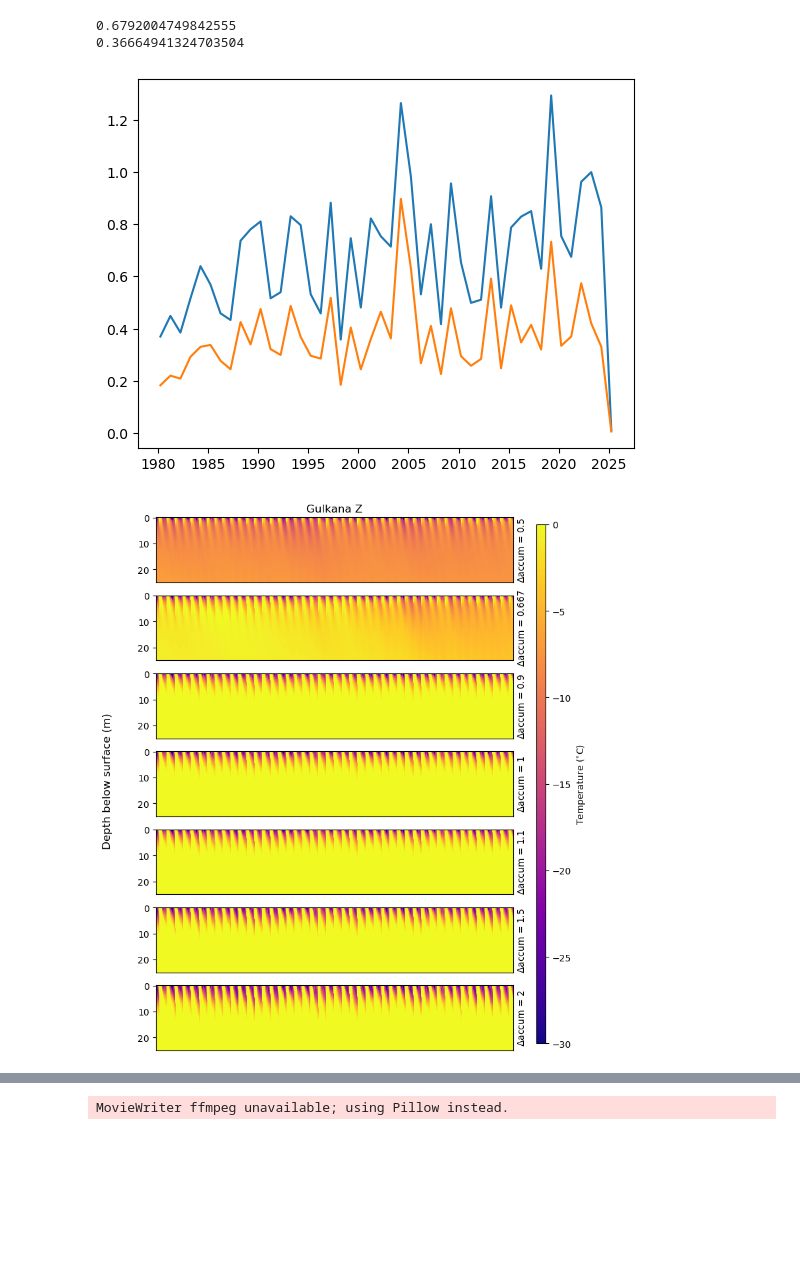
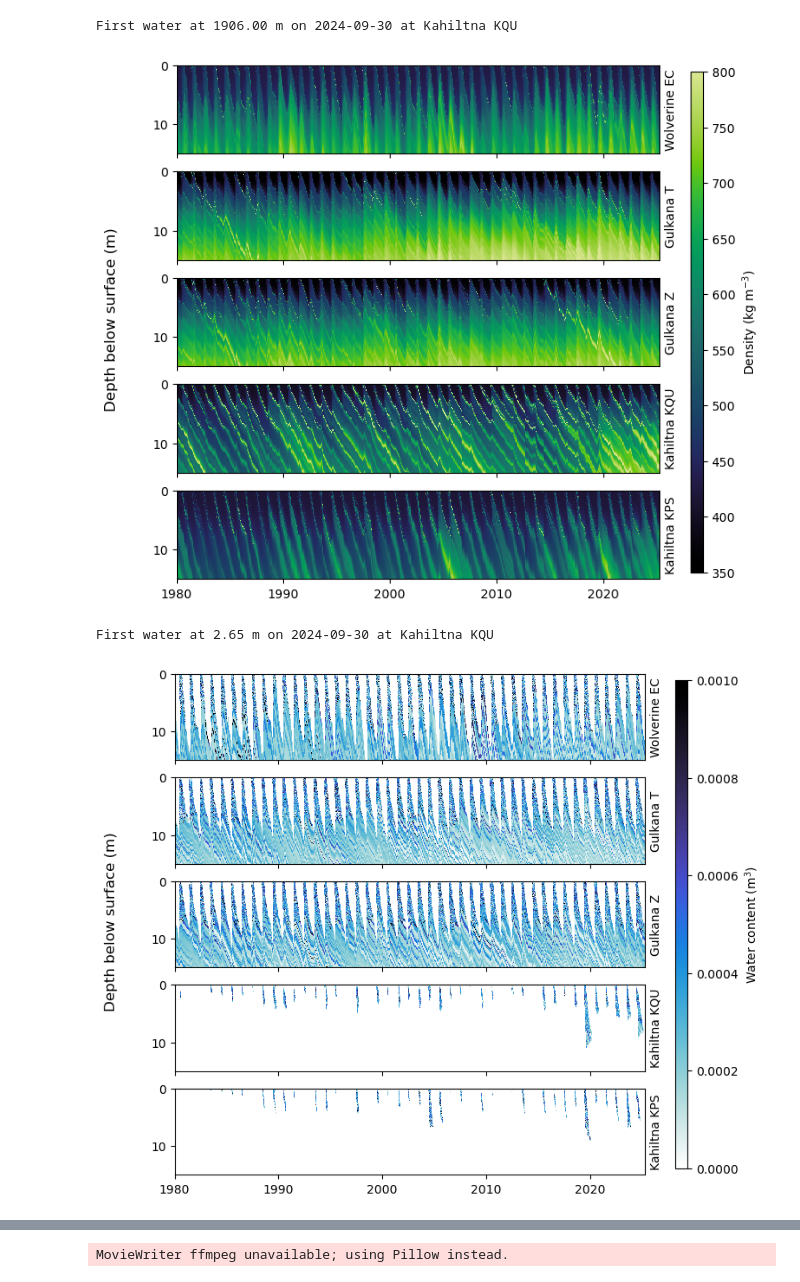
Before and after one commit to clairevwilson/CommunityFirnModel, a Jupyter notebook: CFM_main/firn_project.ipynb, the cells around one changed output, grey strips where cells are left out. Cells and saved outputs as stored; diff of their text form; code cells hidden in the pictures; blank space fills up the shorter version.

```diff
--- a/CFM_main/firn_project.ipynb
+++ b/CFM_main/firn_project.ipynb
@@ -91,12 +178,19 @@ for site in ['EC']: #
 # ALL SITES SIMPLE FIGURE
 all_measured = []
 all_modeled = []
-string = 'noqm'
-sites_compare = ['KPS']
+string = 'tpx1'
+sites_compare = ['EC','T','Z','KPS']
 for site in sites_compare:
     # measured
-    glacier = 'wolverine' if site == 'EC' else 'kahiltna' if site == 'KPS' else 'gulkana'
-    date = dates_wolverine_spring[-1] if site == 'EC' else dates_kahiltna_spring[-1] if site == 'KPS' else '2025_04_20'
+    glacier = get_glacier(site)
+    if site == 'EC':
+        date = dates_wolverine[-1]
+    elif site == 'KPS':
+        date = dates_KPS[-1]
+    elif site == 'KQU':
+        date = dates_KQU[-1]
+    else:
+        date = '2025_04_20'
     density_meas, layer_tops, layer_bottoms = get_density_measured(site, date)
 
     # modeled
@@ -104,7 +198,8 @@ for site in sites_compare:
                    'T':f'{glacier}{site}/{glacier}{site}_{string}/CFMresults.hdf5',
                    'EC':f'{glacier}{site}/{glacier}{site}_{string}/CFMresults.hdf5',
                    'KPS':f'{glacier}{site}/{glacier}{site}_{string}/CFMresults.hdf5'}
-    cfm_fn = cfm_fn_dict[site]
+    # cfm_fn = cfm_fn_dict[site]
+    cfm_fn = f'{glacier}{site}/{glacier}{site}_{string}/CFMresults.hdf5'
     density_mod, depth_mod = get_var_modeled(out_fp + cfm_fn, date, 'density')
 
     # get depth of seasonal snow
@@ -253,36 +303,15 @@ plt.show()
-# %%
-df1 = pd.read_csv('/trace/group/rounce/cvwilson/Firn/Forcings/kahiltnaKPS/kahiltnaKPS_1_1d_forcings.csv',index_col=0)
-df2 = pd.read_csv('/trace/group/rounce/cvwilson/Firn/Forcings/kahiltnaKPS/kahiltnaKPS_1d_noqm_forcings.csv',index_col=0)
-df1.index = pd.to_datetime(df1.index)
-df2.index = pd.to_datetime(df2.index)
-# plt.plot(df1.index, df1['SMELT'] - df2['SMELT'])
-df1= df1.resample('YS-APR').sum()
-
-df2 = df2.resample('YS-APR').sum()
-plt.plot(df1.index, df1['SMELT'] / 1000)
-
-plt.plot(df2.index, df2['SMELT'] / 1000)
-print(np.mean(df1['SMELT']/1000))
-
-print(np.mean(df2['SMELT']/1000))
-
-# plt.plot(df2.index, df2['BDOT'])
-# %% [output]
-0.6792004749842555
-0.36664941324703504
-[figure, removed]
 # %%
-site = 'KPS'
+site = 'KQU'
 var_labels = {'temperature':'Temperature ($^{\circ}$C)','LWC':'Water content (m$^{3}$)',
               'age':'Age (years)','density':'Density (kg m$^{-3}$)'}
 var_ranges = {'temperature':(-30, 0), 'LWC':(0, 0.001),
               'age':(0, 25), 'density':(350, 800)}
 var_cmaps = {'temperature':'plasma','LWC':'cmr.freeze_r','density':'cmr.toxic','age':'cmr.emerald'}
 
-loop_on = 'accum'
-for var in ['temperature']:
+loop_on = 'sites'
+for var in ['density','LWC']:
     if loop_on == 'sites':
-        loop = ['EC','T','Z','KPS']
+        loop = ['EC','T','Z','KQU','KPS']
     elif loop_on in ['surftemp','temp']:
         loop = [-5, -2, -1, 0, 1, 2, 5]
     elif loop_on == 'accum':
@@ -294,20 +323,17 @@ for var in ['temperature']:
     for ax,val in zip(axes, loop):
         if loop_on == 'sites':
             site = val
-        glacier = 'wolverine' if site == 'EC' else 'kahiltna' if site == 'KPS' else 'gulkana'
+        glacier = get_glacier(site)
         n_steps = 5
-        max_depth = 25
+        max_depth = 15
         # output = h5py.File(base_fp + f'Output/{glacier}{site}/{glacier}{site}_1_0/CFMresults.hdf5')
         if loop_on == 'sites':
-            fstring = '1'
-        elif loop_on == 'surftemp':
-            val_string = '+'+str(val) if val > 0 else str(val)
-            fstring = 'TS' + str(val_string)
+            fstring = 'sitecal'
         elif loop_on == 'temp':
-            fstring = '+'+str(val) if val > 0 else str(val)
+            fstring = 'temp'+str(val) if val < 0 else 'temp+'+str(val)
         elif loop_on == 'accum':
-            fstring = str(val)
-        output = h5py.File(base_fp + f'Output/{glacier}{site}/{glacier}{site}_{fstring}_0/CFMresults.hdf5')
+            fstring = 'tpx'+str(val)
+        output = h5py.File(base_fp + f'Output/{glacier}{site}/{glacier}{site}_{fstring}/CFMresults.hdf5')
 
         # find layer tops and bottoms
         depth_mod = output['depth'][1:]
@@ -315,38 +341,45 @@ for var in ['temperature']:
         depth_mod = depth_mod[:max_idx]
         layer_tops = np.array(depth_mod)
         dz = np.diff(depth_mod)
         layer_bottoms = np.append(layer_tops[1:] + dz, np.array([layer_tops[-1] + 0.05]))
 
         # get times and data into the correct format
         times = output['density'][1:, 0]
         D, T = np.meshgrid(depth_mod, times)
         var_data = output[var][1:, 1:max_idx + 1]
         if var == 'temperature':
             var_data -= 273.15
-        output.close()
 
         c = ax.pcolormesh(T, D, var_data,shading='auto', cmap=var_cmaps[var], norm=norm)
         ax.invert_yaxis()
-        ax.set_xlim(1980, 2025)
-        if ax != axes[-1]:
-            ax.set_xticks([])
+        ax.set_xlim(1980, to_decimal_year(pd.to_datetime('2025-04-20')).values[0])
+        if site == 'KQU':
+            density_time = output[var][np.argmin(np.abs(times -  to_decimal_year(pd.to_datetime('2024-09-30')).values[0])), 1:]
+            depth_where = output['depth'][np.where(density_time > 0)[0][0]]
+            print(f'First water at {depth_where:.2f} m on 2024-09-30 at Kahiltna KQU')
+        output.close()
+        # if ax != axes[-1]:
+        #     ax.set_xticks([])
         if loop_on == 'sites':
             ax.set_ylabel(f'{glacier.capitalize()} {site}')
         else:
             ax.set_ylabel(f'$\Delta${loop_on} = {val}')
         ax.yaxis.set_label_position('right')
     cax = fig.add_axes([0.95, 0.12, 0.02, 0.75])
     cb = fig.colorbar(c, cax=cax)
     cb.set_label(var_labels[var])
     fig.supylabel('Depth below surface (m)', x=0.01)
     out_fn = f'Figs/CFM_by{loop_on}_{var}.png'
     if loop_on != 'sites':
         axes[0].set_title(f'{glacier.capitalize()} {site}')
         out_fn = out_fn.replace('.png',f'_{glacier}{site}.png')
     plt.savefig(base_fp+out_fn, dpi=200, bbox_inches='tight')
     plt.show()
 # %% [output]
+First water at 1906.00 m on 2024-09-30 at Kahiltna KQU
-[figure, old version]
+[figure, new version]
+First water at 2.65 m on 2024-09-30 at Kahiltna KQU
+[figure, added]
 # %%
 # Plot vector timeseries
 var_labels = {'refreeze':'Refreeze (m w.e.)','DIP':'Firn Air Content (m)',
```
Also changed, not shown: parts of 20 cells of this notebook, 9 other files.
